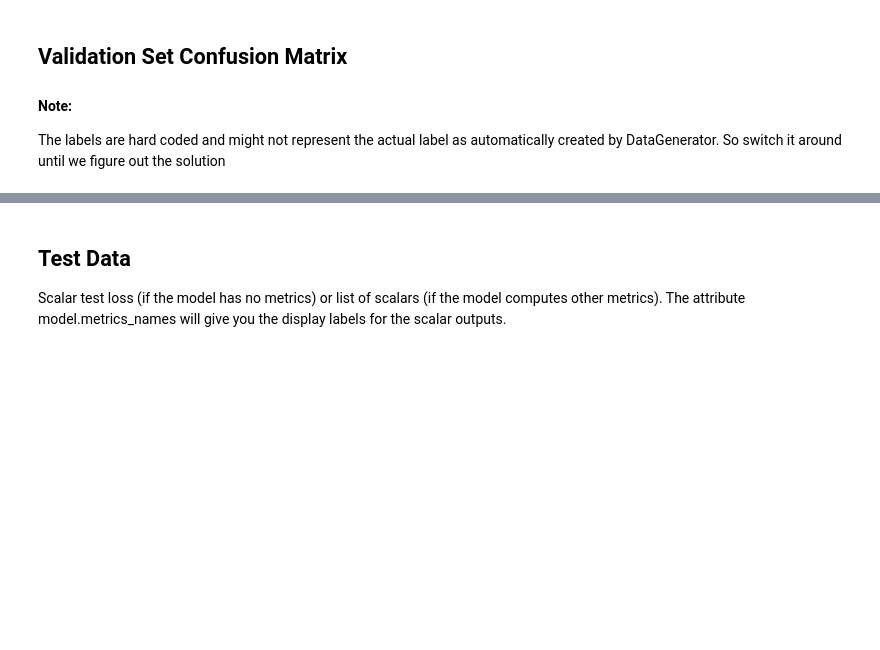
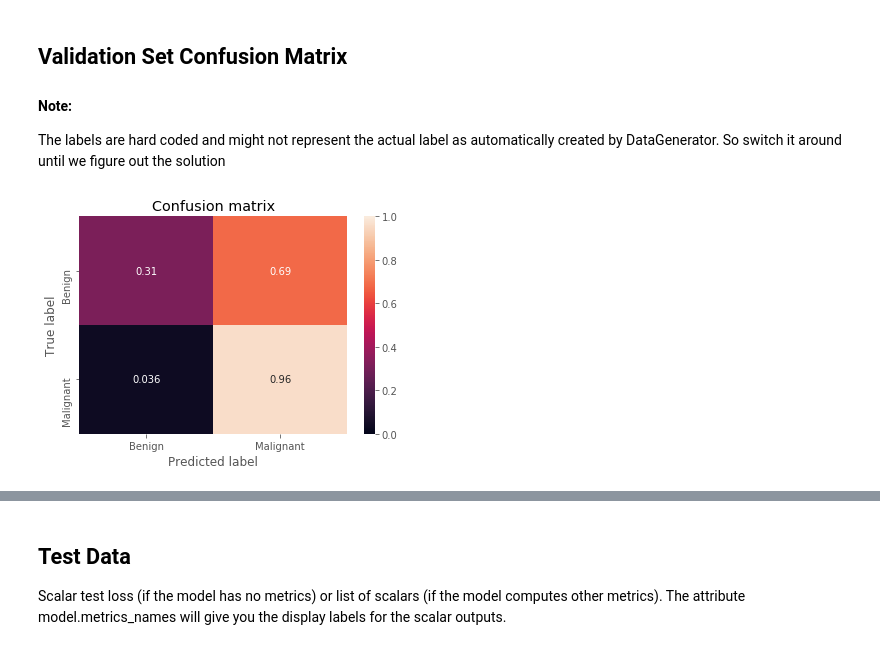
Before and after one commit to As-12/BreakHis-ML, a Jupyter notebook: keras_models/keras_inception_v3.ipynb, the cells around one changed output, grey strips where cells are left out. Cells and saved outputs as stored; diff of their text form; code cells hidden in the pictures; blank space fills up the shorter version.

```diff
--- a/keras_models/keras_inception_v3.ipynb
+++ b/keras_models/keras_inception_v3.ipynb
@@ -351,27 +458,30 @@ Train Err:  0.60046547817
 #### Note:
 The labels are hard coded and might not represent the actual label as automatically created by DataGenerator. So switch it around until we figure out the solution
 # %%
-run_this = 0
+run_this = 1
+
+
 
 def plot_confusion_matrix(cm, classes=None, title='Confusion matrix'):
     """Plots a confusion matrix."""
     plot = plt.figure()
     if classes is not None:
         sns.heatmap(cm, xticklabels=classes, yticklabels=classes, vmin=0., vmax=1., annot=True)
     else:
         sns.heatmap(cm, vmin=0., vmax=1.)
     plt.title(title)
     plt.ylabel('True label')
     plt.xlabel('Predicted label')
     plt.show()
     return plot
 
 
 if run_this == 1:
-    y_pred = model.predict(X_test)
-    #Make prediction
-    #Display confusion matrix
-    cm = confusion_matrix(labels, np.rint(y_pred))
+    #model.load_weights(MODEL_CHECKPOINT_FILE)
+    y_pred = model.predict(X_valid)
+    cm = confusion_matrix(np.argmax(y_valid,axis=1), np.argmax(np.rint(y_pred),axis=1))
     cm_norm = cm/cm.sum(axis=1)[:, np.newaxis]
     plot = plot_confusion_matrix(cm_norm, classes=CLASS_LABELS)
     plot.savefig(MODEL_EVALUATION_CM_FILE, bbox_inches='tight')
+# %% [output]
+[figure, added]
```
Also changed, not shown: parts of 25 cells of this notebook, 3 other files.
